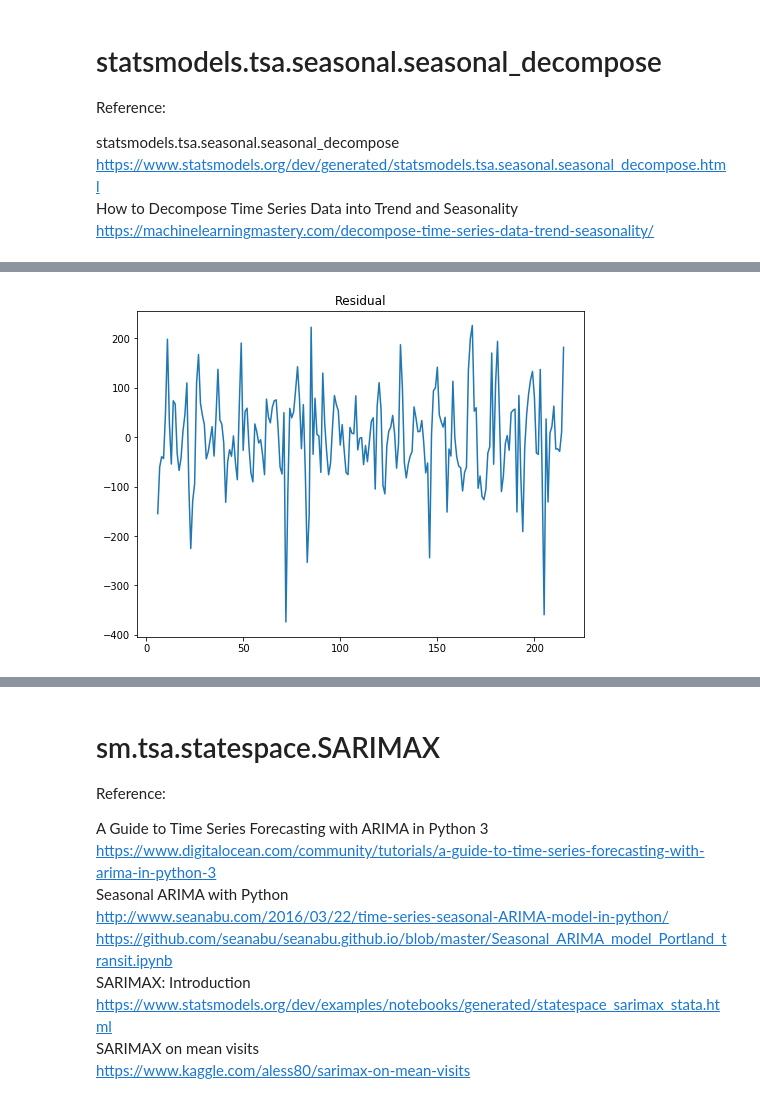
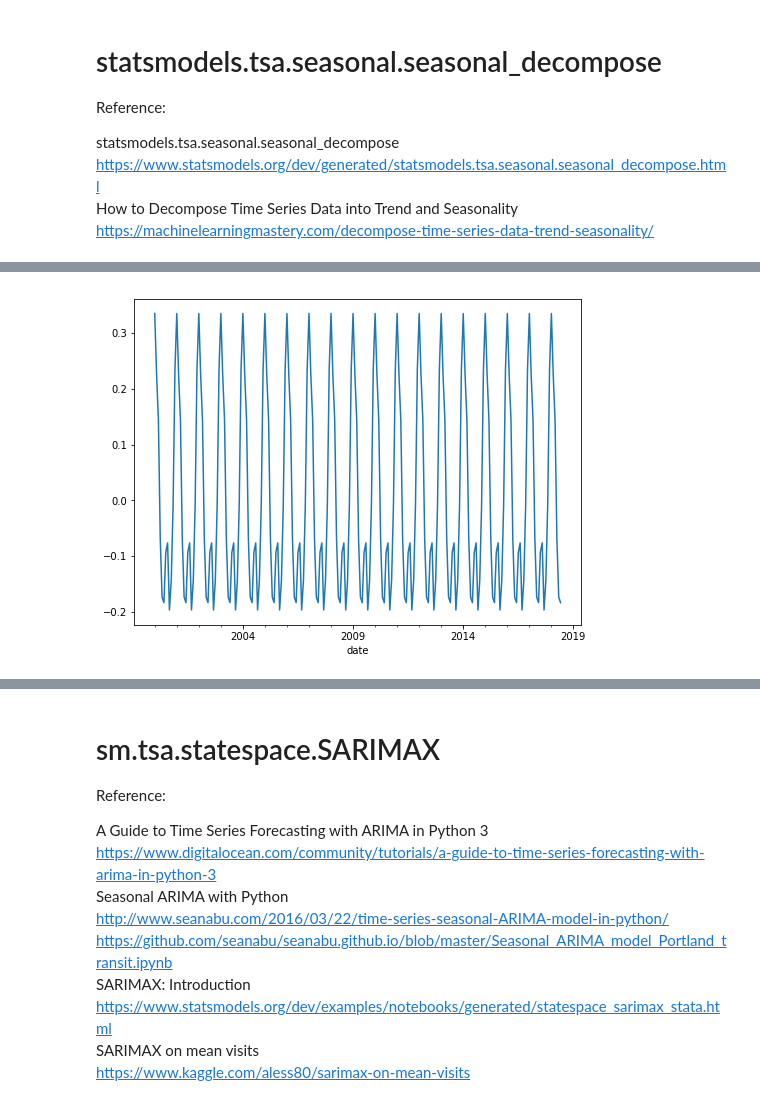
Before and after one commit to matsueushi/timeseries_notebook, a Jupyter notebook: timeseries_python.ipynb, the cells around one changed output, grey strips where cells are left out. Saved outputs shown, nothing was run; the diff lists cells and outputs as text; code cells hidden in the pictures.

```diff
--- a/timeseries_python.ipynb
+++ b/timeseries_python.ipynb
@@ -148,4 +146,5 @@ seas_dec_result.seasonal.plot(figsize=(8, 6), title='Seasonal');
-# %%
-seas_dec_result.resid.plot(figsize=(8, 6), title='Residual');
-# %% [output]
-[figure, removed]
+# %%
+plt.figure(figsize=(8, 6))
+seas_dec_result.seasonal.plot(label='Seasonal');
+# %% [output]
+[figure, added]
```
Also changed, not shown: parts of 20 cells of this notebook, 1 other file.
